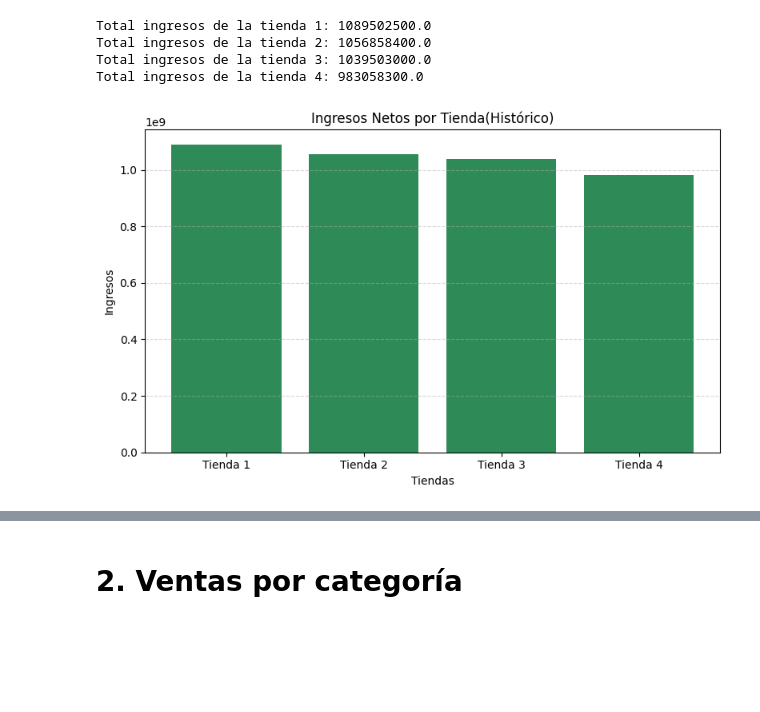
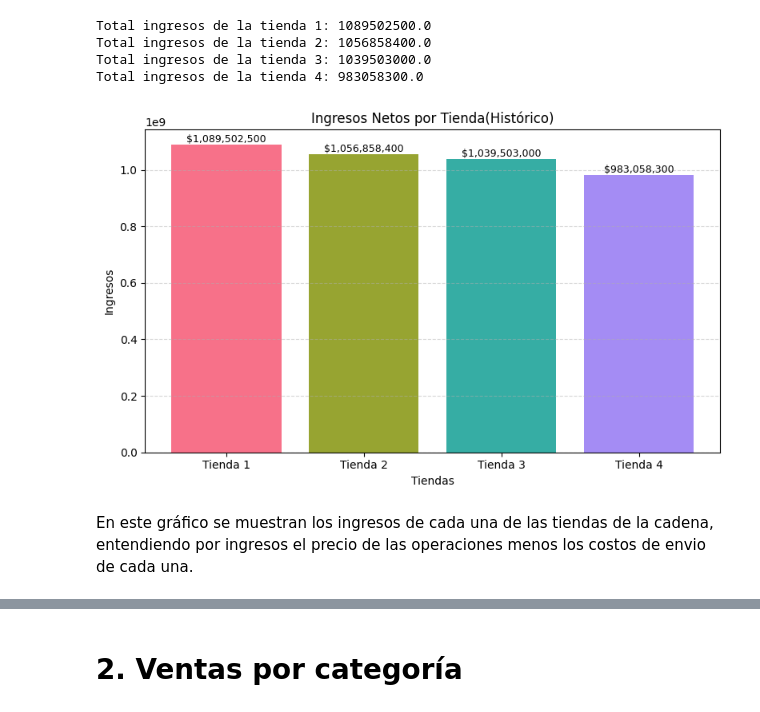
Before and after one commit to marsavil/challenge_1_ONE, a Jupyter notebook: AluraStoreLatam.ipynb, the cells around one changed output, grey strips where cells are left out. Cells and saved outputs as stored; diff of their text form; code cells hidden in the pictures; blank space fills up the shorter version.

```diff
--- a/AluraStoreLatam.ipynb
+++ b/AluraStoreLatam.ipynb
@@ -44,18 +44,24 @@ Total ingresos de la tienda 3: 1039503000.0
 Total ingresos de la tienda 4: 983058300.0
 # %%
 import matplotlib.pyplot as plt
+import seaborn as sns
 
 tiendas = ['Tienda 1', 'Tienda 2', 'Tienda 3', 'Tienda 4']
 ingresos = [tienda_1_Ingresos_Netos, tienda_2_Ingresos_Netos, tienda_3_Ingresos_Netos, tienda_4_Ingresos_Netos]
+colors = sns.color_palette("husl", len(tiendas))
 
 plt.figure(figsize=(8,5))
-plt.bar(tiendas, ingresos, color='seagreen')
+plt.bar(tiendas, ingresos, color=colors)
 plt.title('Ingresos Netos por Tienda(Histórico)')
 plt.ylabel('Ingresos')
 plt.xlabel('Tiendas')
+for i, valor in enumerate(ingresos):
+    plt.text(i, valor, f"${valor:,.0f}", ha='center', va='bottom', fontsize=9)
 plt.grid(axis='y', linestyle='--', alpha=0.5)
 plt.tight_layout()
 plt.show()
 # %% [output]
-[figure, old version]
+[figure, new version]
+# %% [markdown]
+En este gráfico se muestran los ingresos de cada una de las tiendas de la cadena, entendiendo por ingresos el precio de las operaciones menos los costos de envio de cada una.
 # %%
```
Also changed, not shown: parts of 30 cells of this notebook.
